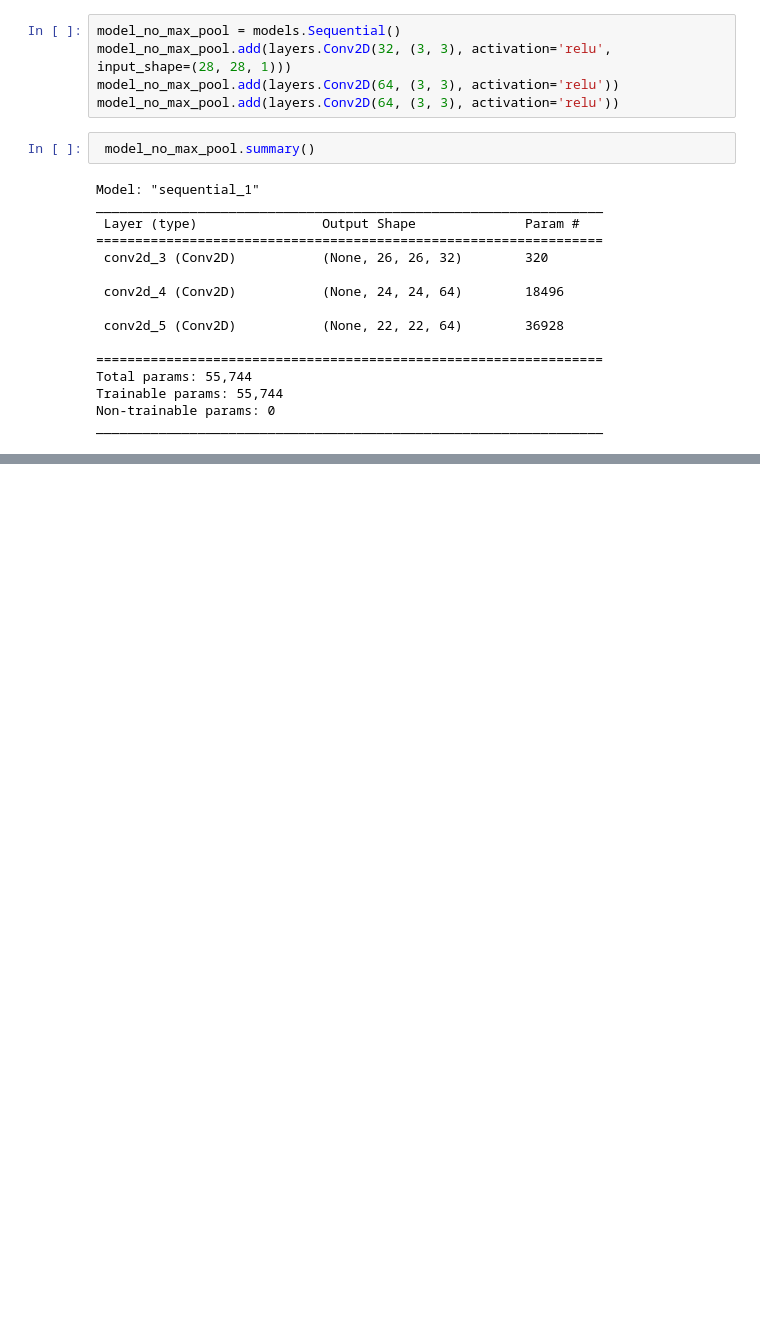
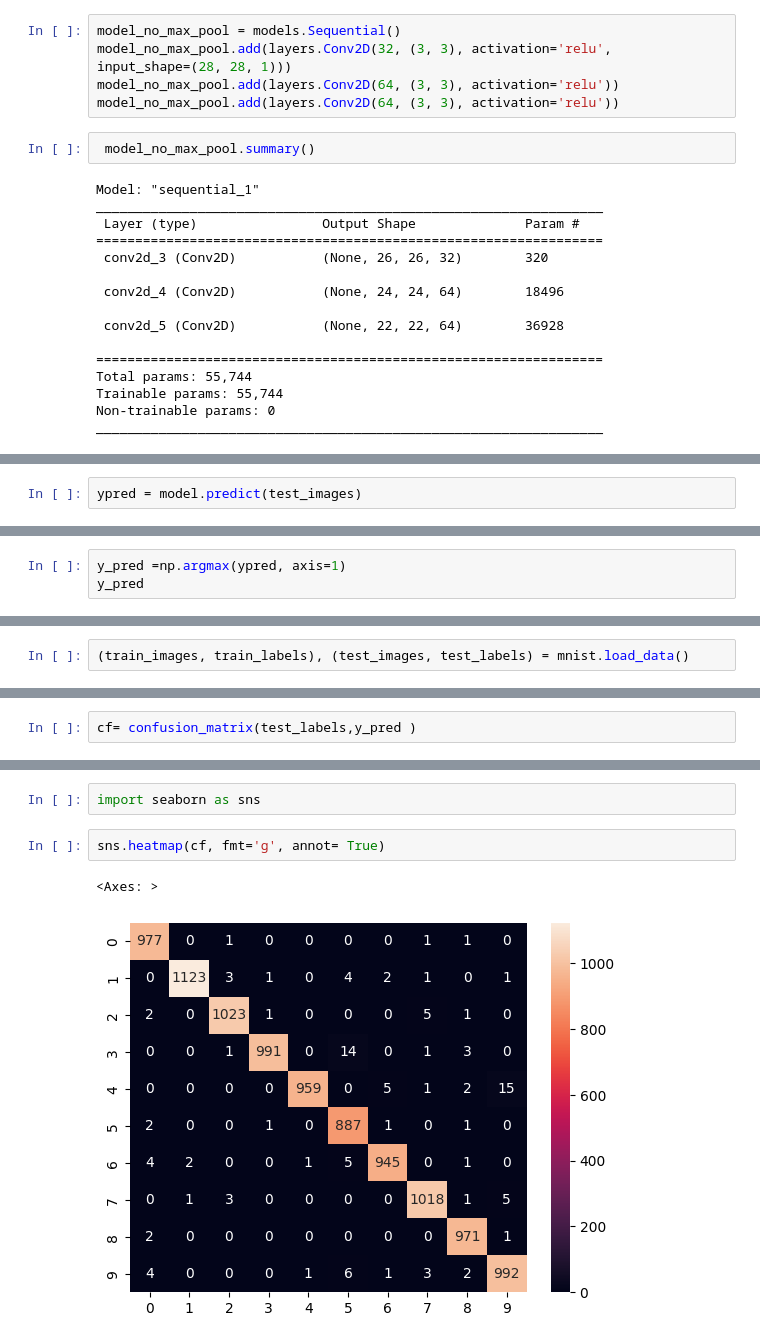
Before and after one commit to UzmaMahmoodSSUET/bootcamp_datasci, a Jupyter notebook: Deep_learning__conv.ipynb, the cells around one changed output, grey strips where cells are left out. Saved outputs shown, nothing was run; the diff lists cells and outputs as text; blank space fills up the shorter version.

```diff
--- a/Deep_learning__conv.ipynb
+++ b/Deep_learning__conv.ipynb
@@ -131,0 +122,2 @@ train_images.shape
+# %%
+ypred = model.predict(test_images)
@@ -131,0 +128,3 @@ train_images.shape
+# %%
+y_pred =np.argmax(ypred, axis=1)
+y_pred
@@ -131,0 +143,2 @@ train_images.shape
+# %%
+(train_images, train_labels), (test_images, test_labels) = mnist.load_data()
@@ -131,0 +149,2 @@ train_images.shape
+# %%
+cf= confusion_matrix(test_labels,y_pred )
@@ -131,0 +164,7 @@ train_images.shape
+# %%
+import seaborn as sns
+# %%
+sns.heatmap(cf, fmt='g', annot= True)
+# %% [output]
+<Axes: >
+[figure, added]
```
Also changed, not shown: parts of 11 cells of this notebook.
